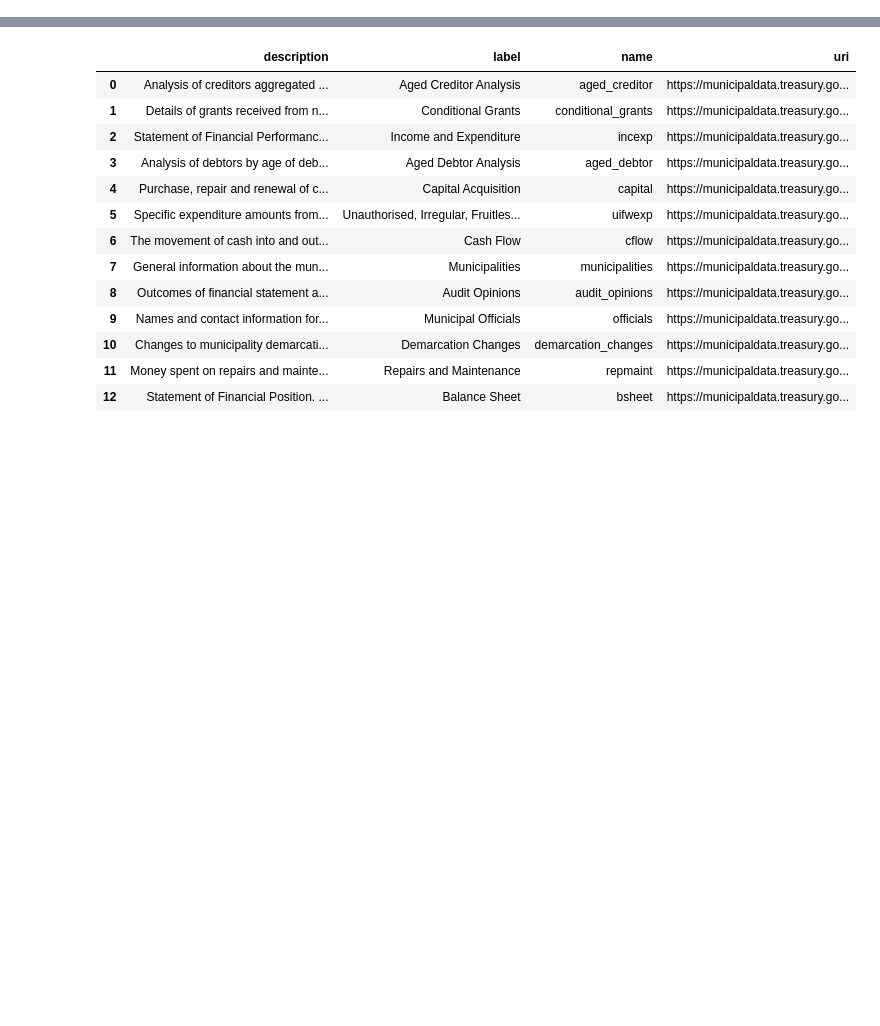
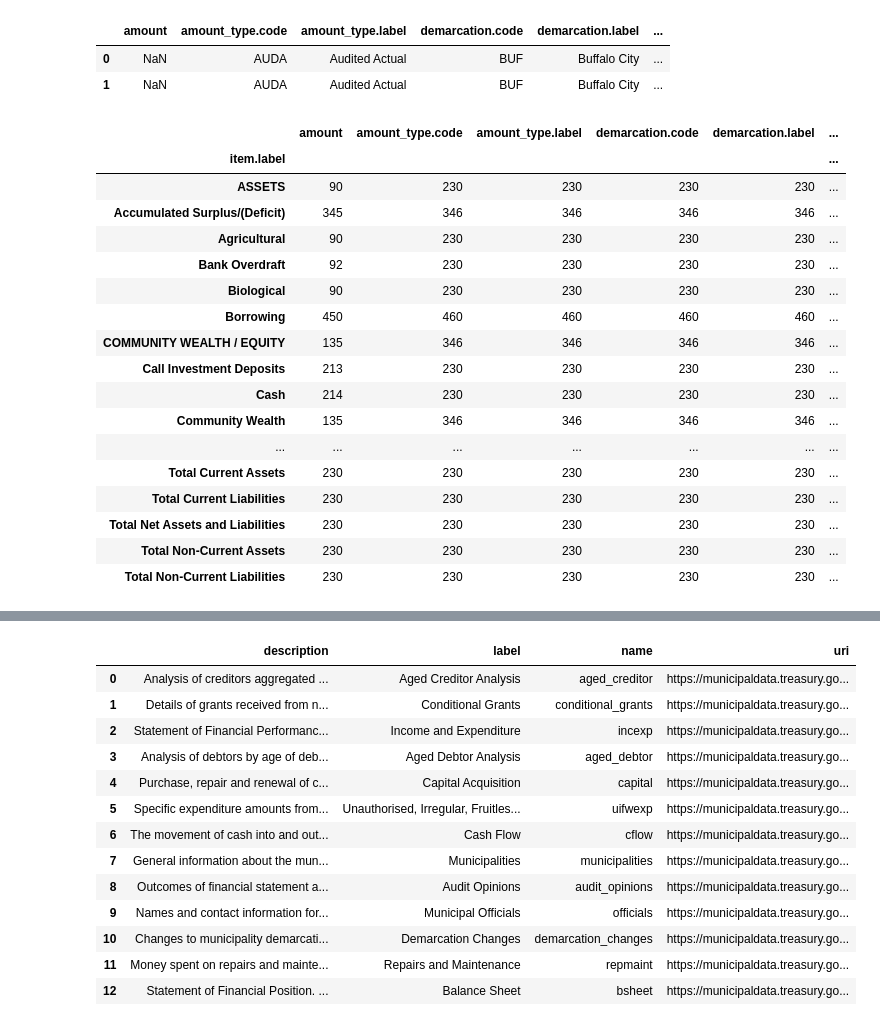
Before and after one commit to datawizzards-za/ntbhack, a Jupyter notebook: notebooks/11-02-2018-municipal-money.ipynb, the cells around one changed output, grey strips where cells are left out. Saved outputs shown, nothing was run; the diff lists cells and outputs as text; code cells hidden in the pictures; blank space fills up the shorter version.

```diff
--- a/notebooks/11-02-2018-municipal-money.ipynb
+++ b/notebooks/11-02-2018-municipal-money.ipynb
@@ -9,0 +52,27 @@ import time
+# %%
+bsheet.head(2)
+# %% [output]
+|  | amount | amount_type.code | amount_type.label | demarcation.code | demarcation.label | ... |
+| 0 | NaN | AUDA | Audited Actual | BUF | Buffalo City | ... |
+| 1 | NaN | AUDA | Audited Actual | BUF | Buffalo City | ... |
+# %%
+bsheet.groupby(bsheet['item.label']).count()
+# %% [output]
+|  | amount | amount_type.code | amount_type.label | demarcation.code | demarcation.label | ... |
+| item.label |  |  |  |  |  | ... |
+| ASSETS | 90 | 230 | 230 | 230 | 230 | ... |
+| Accumulated Surplus/(Deficit) | 345 | 346 | 346 | 346 | 346 | ... |
+| Agricultural | 90 | 230 | 230 | 230 | 230 | ... |
+| Bank Overdraft | 92 | 230 | 230 | 230 | 230 | ... |
+| Biological | 90 | 230 | 230 | 230 | 230 | ... |
+| Borrowing | 450 | 460 | 460 | 460 | 460 | ... |
+| COMMUNITY WEALTH / EQUITY | 135 | 346 | 346 | 346 | 346 | ... |
+| Call Investment Deposits | 213 | 230 | 230 | 230 | 230 | ... |
+| Cash | 214 | 230 | 230 | 230 | 230 | ... |
+| Community Wealth | 135 | 346 | 346 | 346 | 346 | ... |
+| ... | ... | ... | ... | ... | ... | ... |
+| Total Current Assets | 230 | 230 | 230 | 230 | 230 | ... |
+| Total Current Liabilities | 230 | 230 | 230 | 230 | 230 | ... |
+| Total Net Assets and Liabilities | 230 | 230 | 230 | 230 | 230 | ... |
+| Total Non-Current Assets | 230 | 230 | 230 | 230 | 230 | ... |
+| Total Non-Current Liabilities | 230 | 230 | 230 | 230 | 230 | ... |
```
Also changed, not shown: parts of 8 cells of this notebook, 2 other files.
